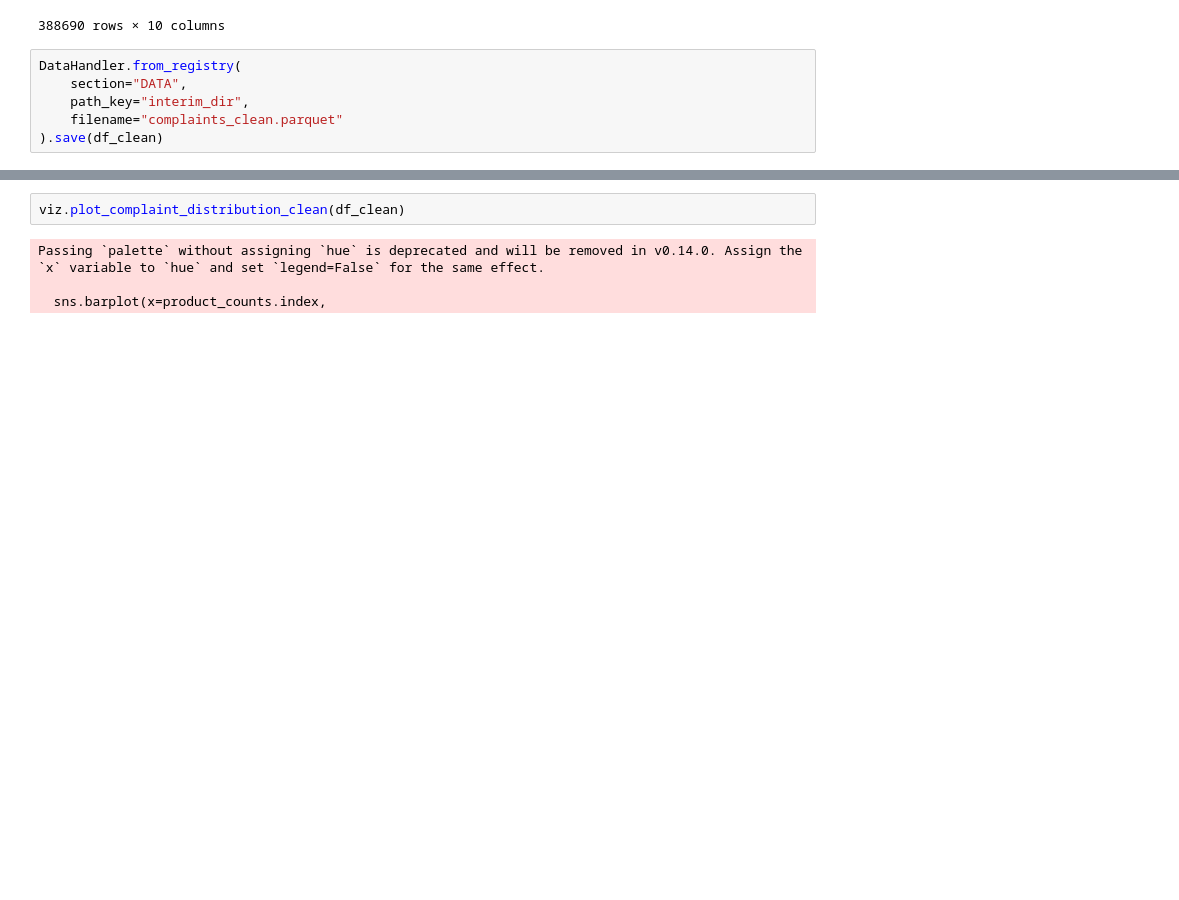
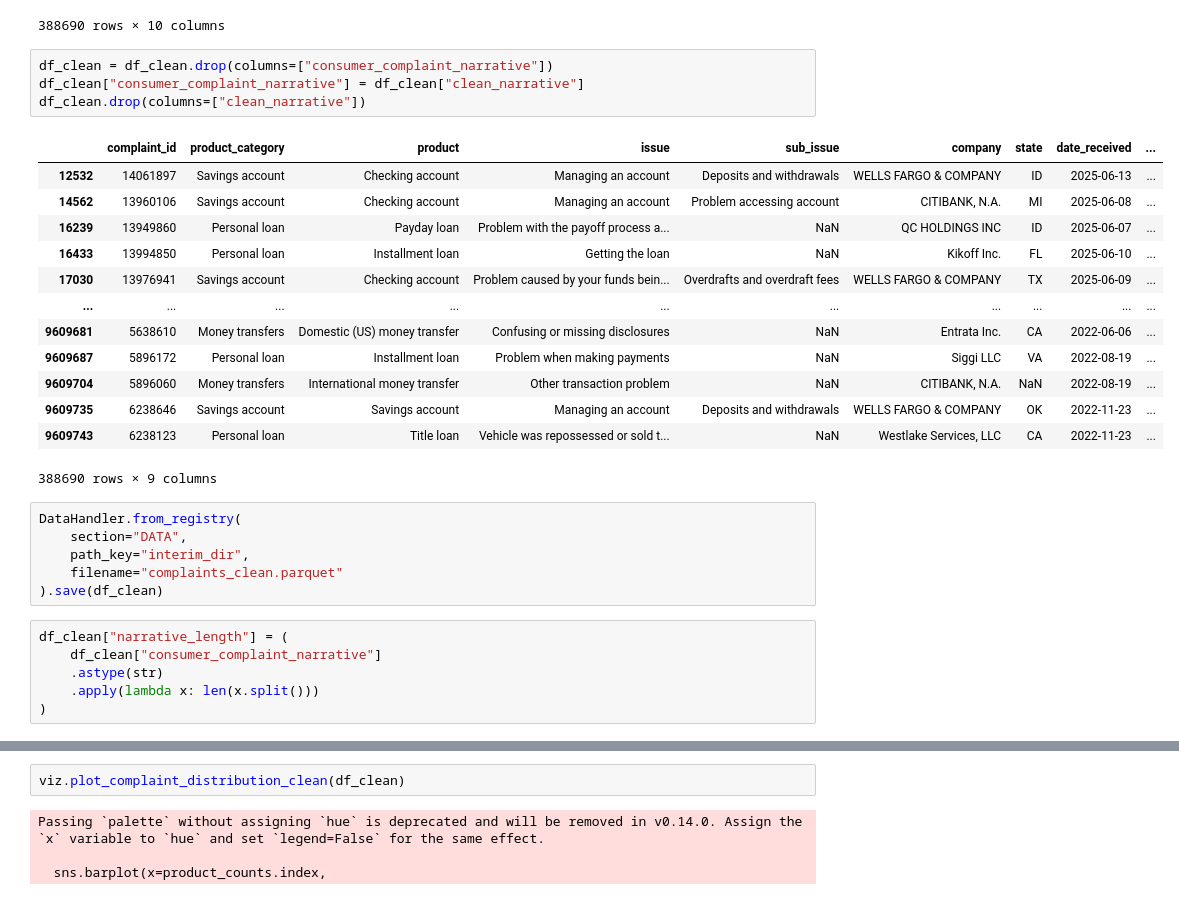
Before and after one commit to tib-dev/rag-complaint-chatbot, a Jupyter notebook: notebooks/eda.ipynb, the cells around one changed output, grey strips where cells are left out. Drawn from its saved outputs; the diff is of its cells as text; blank space fills up the shorter version.

```diff
--- a/notebooks/eda.ipynb
+++ b/notebooks/eda.ipynb
@@ -195,9 +195,33 @@ df_clean
 | 9609735 | 6238646 | Savings account | Savings account | Managing an account | Deposits and withdrawals | I already have a case XXXX, but i... | WELLS FARGO & COMPANY | OK | ... |
 | 9609743 | 6238123 | Personal loan | Title loan | Vehicle was repossessed or sold t... | NaN | On XX/XX/XXXX my final payment wa... | Westlake Services, LLC | CA | ... |
 388690 rows × 10 columns
+# %%
+df_clean = df_clean.drop(columns=["consumer_complaint_narrative"])
+df_clean["consumer_complaint_narrative"] = df_clean["clean_narrative"]
+df_clean.drop(columns=["clean_narrative"])
+# %% [output]
+|  | complaint_id | product_category | product | issue | sub_issue | company | state | date_received | ... |
+| 12532 | 14061897 | Savings account | Checking account | Managing an account | Deposits and withdrawals | WELLS FARGO & COMPANY | ID | 2025-06-13 | ... |
+| 14562 | 13960106 | Savings account | Checking account | Managing an account | Problem accessing account | CITIBANK, N.A. | MI | 2025-06-08 | ... |
+| 16239 | 13949860 | Personal loan | Payday loan | Problem with the payoff process a... | NaN | QC HOLDINGS INC | ID | 2025-06-07 | ... |
+| 16433 | 13994850 | Personal loan | Installment loan | Getting the loan | NaN | Kikoff Inc. | FL | 2025-06-10 | ... |
+| 17030 | 13976941 | Savings account | Checking account | Problem caused by your funds bein... | Overdrafts and overdraft fees | WELLS FARGO & COMPANY | TX | 2025-06-09 | ... |
+| ... | ... | ... | ... | ... | ... | ... | ... | ... | ... |
+| 9609681 | 5638610 | Money transfers | Domestic (US) money transfer | Confusing or missing disclosures | NaN | Entrata Inc. | CA | 2022-06-06 | ... |
+| 9609687 | 5896172 | Personal loan | Installment loan | Problem when making payments | NaN | Siggi LLC | VA | 2022-08-19 | ... |
+| 9609704 | 5896060 | Money transfers | International money transfer | Other transaction problem | NaN | CITIBANK, N.A. | NaN | 2022-08-19 | ... |
+| 9609735 | 6238646 | Savings account | Savings account | Managing an account | Deposits and withdrawals | WELLS FARGO & COMPANY | OK | 2022-11-23 | ... |
+| 9609743 | 6238123 | Personal loan | Title loan | Vehicle was repossessed or sold t... | NaN | Westlake Services, LLC | CA | 2022-11-23 | ... |
+388690 rows × 9 columns
 # %%
 DataHandler.from_registry(
     section="DATA",
     path_key="interim_dir",
     filename="complaints_clean.parquet"
 ).save(df_clean)
+# %%
+df_clean["narrative_length"] = (
+    df_clean["consumer_complaint_narrative"]
+    .astype(str)
+    .apply(lambda x: len(x.split()))
+)
```
Also changed, not shown: parts of 1 cell of this notebook.
